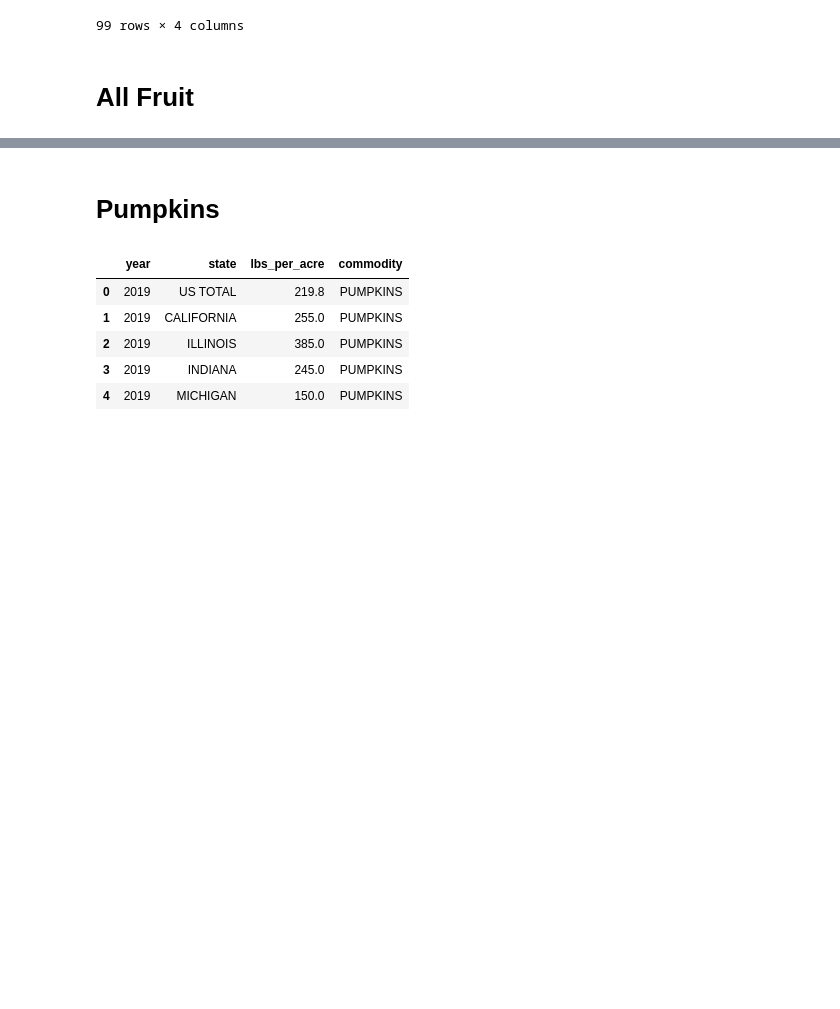
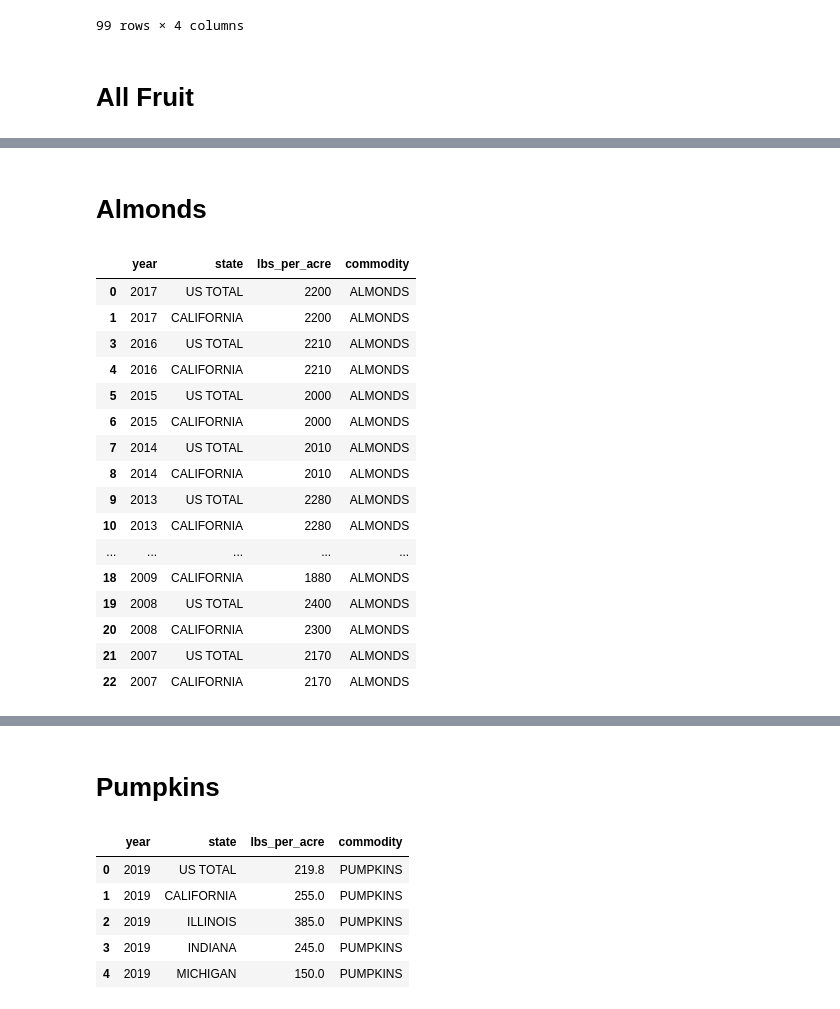
Before and after one commit to gamem001/bees_machine_learning, a Jupyter notebook: melissa/all_crops.ipynb, the cells around one changed output, grey strips where cells are left out. Drawn from its saved outputs; the diff is of its cells as text; code cells hidden in the pictures; blank space fills up the shorter version.

```diff
--- a/melissa/all_crops.ipynb
+++ b/melissa/all_crops.ipynb
@@ -97,0 +93,2 @@ all_fruit_combined
+# %% [markdown]
+# Almonds
@@ -97,0 +97,26 @@ all_fruit_combined
+# %%
+almonds.drop(almonds.loc[almonds['Period']=='YEAR - MAY FORECAST'].index, inplace=True)
+
+almonds = almonds[["Year", "State", "Value", "Commodity"]]
+almond_totals = almonds.rename(columns={'Year': 'year', 'State': 'state', 'Commodity': 'commodity', 'Value': 'lbs_per_acre'})
+almond_totals["lbs_per_acre"] = almond_totals["lbs_per_acre"].str.replace(",","")
+almond_totals['lbs_per_acre'] = almond_totals['lbs_per_acre'].astype(int)
+almond_totals
+# %% [output]
+|  | year | state | lbs_per_acre | commodity |
+| 0 | 2017 | US TOTAL | 2200 | ALMONDS |
+| 1 | 2017 | CALIFORNIA | 2200 | ALMONDS |
+| 3 | 2016 | US TOTAL | 2210 | ALMONDS |
+| 4 | 2016 | CALIFORNIA | 2210 | ALMONDS |
+| 5 | 2015 | US TOTAL | 2000 | ALMONDS |
+| 6 | 2015 | CALIFORNIA | 2000 | ALMONDS |
+| 7 | 2014 | US TOTAL | 2010 | ALMONDS |
+| 8 | 2014 | CALIFORNIA | 2010 | ALMONDS |
+| 9 | 2013 | US TOTAL | 2280 | ALMONDS |
+| 10 | 2013 | CALIFORNIA | 2280 | ALMONDS |
+| ... | ... | ... | ... | ... |
+| 18 | 2009 | CALIFORNIA | 1880 | ALMONDS |
+| 19 | 2008 | US TOTAL | 2400 | ALMONDS |
+| 20 | 2008 | CALIFORNIA | 2300 | ALMONDS |
+| 21 | 2007 | US TOTAL | 2170 | ALMONDS |
+| 22 | 2007 | CALIFORNIA | 2170 | ALMONDS |
```
Also changed, not shown: parts of 10 cells of this notebook, 9 other files.
